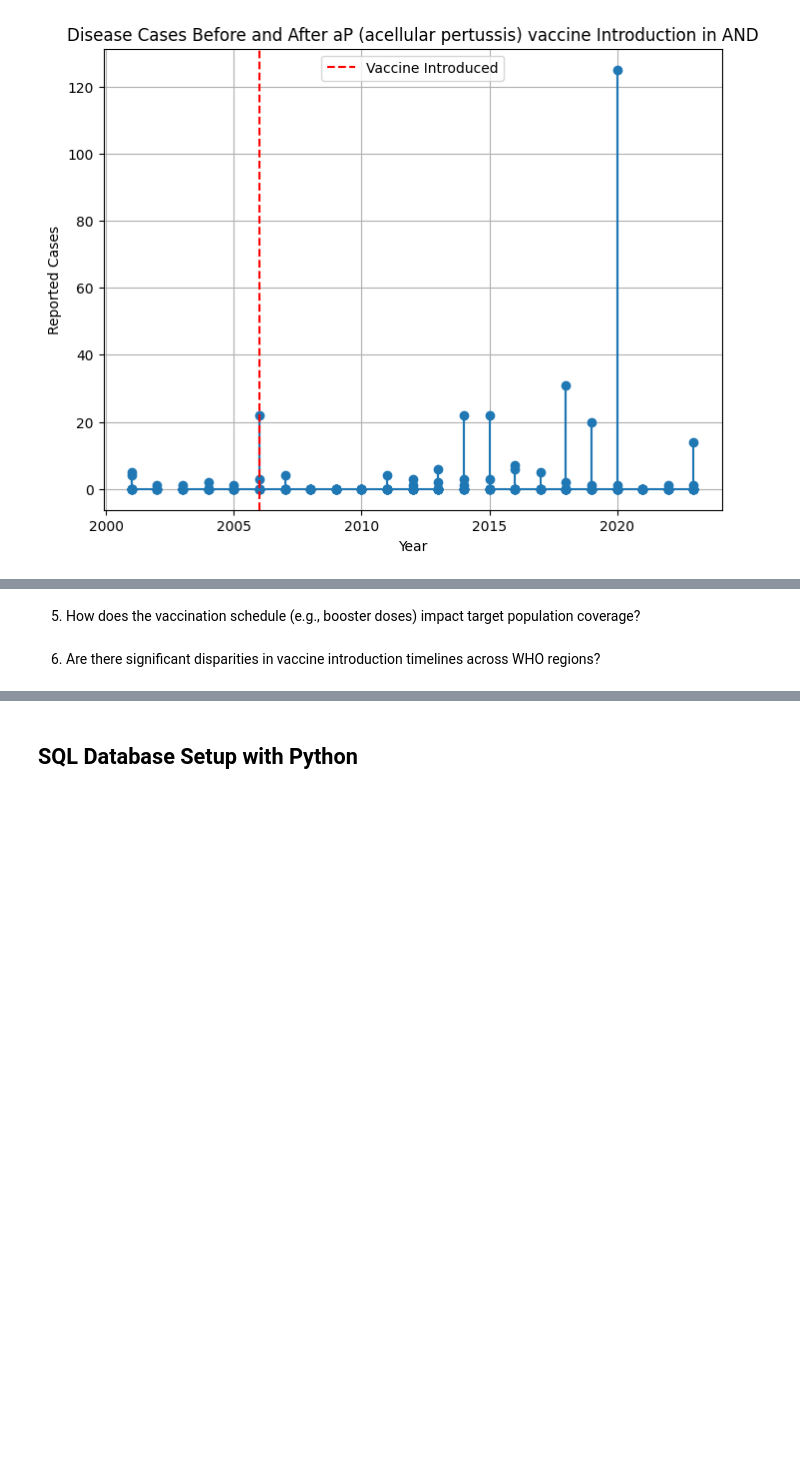
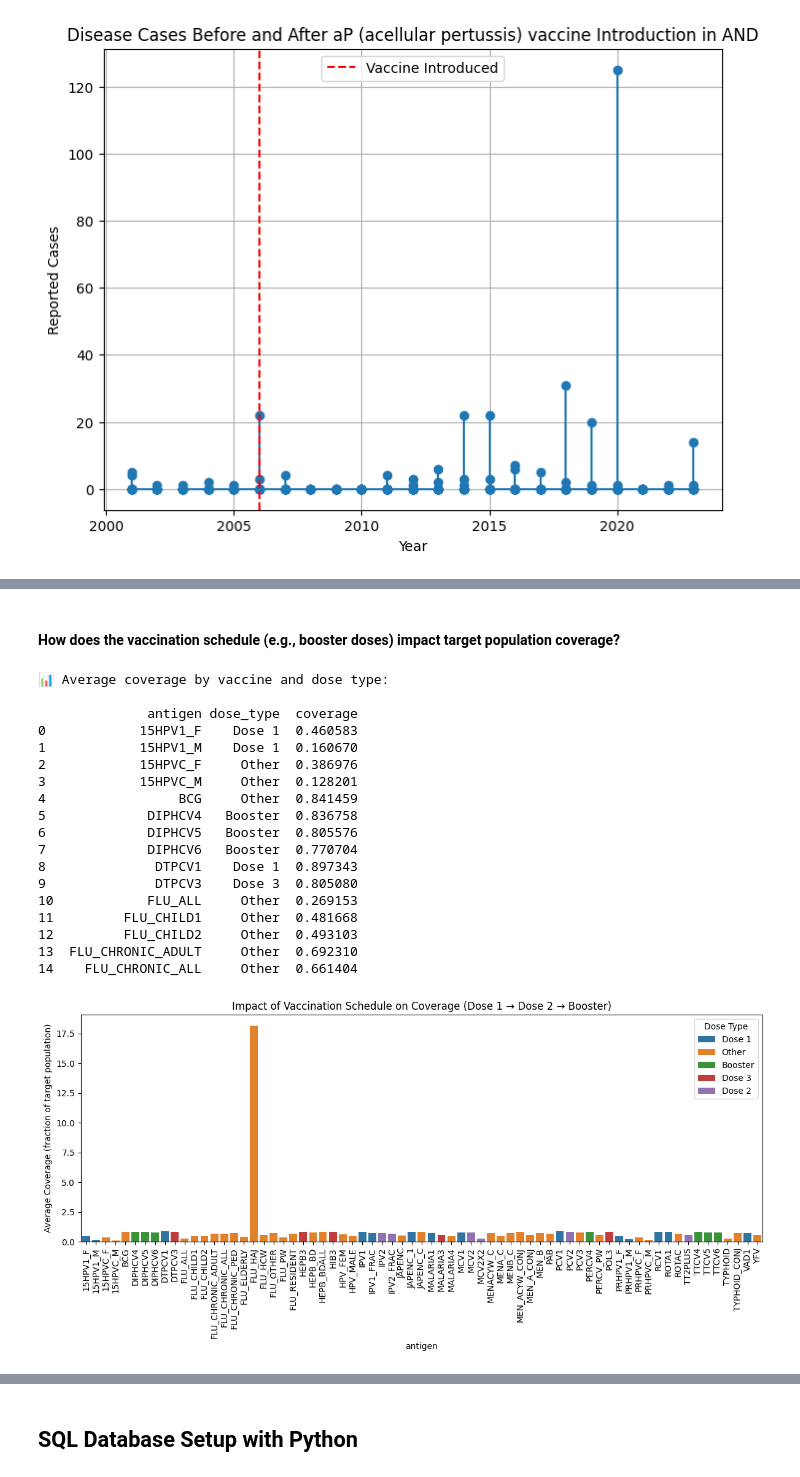
Before and after one commit to Jayvish80/Exploratory-Data-Analysis-of-Vaccination, a Jupyter notebook: Vaccination_DS_with_AI.ipynb, the cells around one changed output, grey strips where cells are left out. Drawn from its saved outputs; the diff is of its cells as text; code cells hidden in the pictures; blank space fills up the shorter version.

```diff
--- a/Vaccination_DS_with_AI.ipynb
+++ b/Vaccination_DS_with_AI.ipynb
@@ -897,6 +968,68 @@ Correlation between cases before and after vaccine introduction: 0.32
 # %% [markdown]
-5. How does the vaccination schedule (e.g., booster doses) impact target population
-coverage?
+#### How does the vaccination schedule (e.g., booster doses) impact target population coverage?
-# %% [markdown]
-6. Are there significant disparities in vaccine introduction timelines across WHO regions?
+# %%
+# Standardize column names
+coverage_df.columns = coverage_df.columns.str.lower().str.replace(" ", "_")
+
+# Identify dose type from antigen_description
+def classify_dose(desc):
+    if pd.isna(desc):
+        return "Unknown"
+    desc = str(desc).lower()
+    if re.search(r"booster|revaccination", desc):
+        return "Booster"
+    elif re.search(r"dose[_ ]*1|1st|first", desc):
+        return "Dose 1"
+    elif re.search(r"dose[_ ]*2|2nd|second", desc):
+        return "Dose 2"
+    elif re.search(r"dose[_ ]*3|3rd|third", desc):
+        return "Dose 3"
+    else:
+        return "Other"
+
+coverage_df["dose_type"] = coverage_df["antigen_description"].apply(classify_dose)
+
+# Average coverage by vaccine and dose type
+dose_coverage = (
+    coverage_df.groupby(["antigen", "dose_type"])["coverage"]
+    .mean()
+    .reset_index()
+    .sort_values(["antigen", "dose_type"])
+)
+
+print("📊 Average coverage by vaccine and dose type:\n")
+print(dose_coverage.head(15))
+
+# --- Visualization ---
+import matplotlib.pyplot as plt
+import seaborn as sns
+
+plt.figure(figsize=(12,6))
+sns.barplot(data=dose_coverage, x="antigen", y="coverage", hue="dose_type")
+plt.xticks(rotation=90)
+plt.ylabel("Average Coverage (fraction of target population)")
+plt.title("Impact of Vaccination Schedule on Coverage (Dose 1 → Dose 2 → Booster)")
+plt.legend(title="Dose Type")
+plt.tight_layout()
+plt.show()
+# %% [output]
+📊 Average coverage by vaccine and dose type:
+
+              antigen dose_type  coverage
+0            15HPV1_F    Dose 1  0.460583
+1            15HPV1_M    Dose 1  0.160670
+2            15HPVC_F     Other  0.386976
+3            15HPVC_M     Other  0.128201
+4                 BCG     Other  0.841459
+5             DIPHCV4   Booster  0.836758
+6             DIPHCV5   Booster  0.805576
+7             DIPHCV6   Booster  0.770704
+8              DTPCV1    Dose 1  0.897343
+9              DTPCV3    Dose 3  0.805080
+10            FLU_ALL     Other  0.269153
+11         FLU_CHILD1     Other  0.481668
+12         FLU_CHILD2     Other  0.493103
+13  FLU_CHRONIC_ADULT     Other  0.692310
+14    FLU_CHRONIC_ALL     Other  0.661404
+[figure, added]
 # %% [markdown]
```
Also changed, not shown: parts of 29 cells of this notebook.
